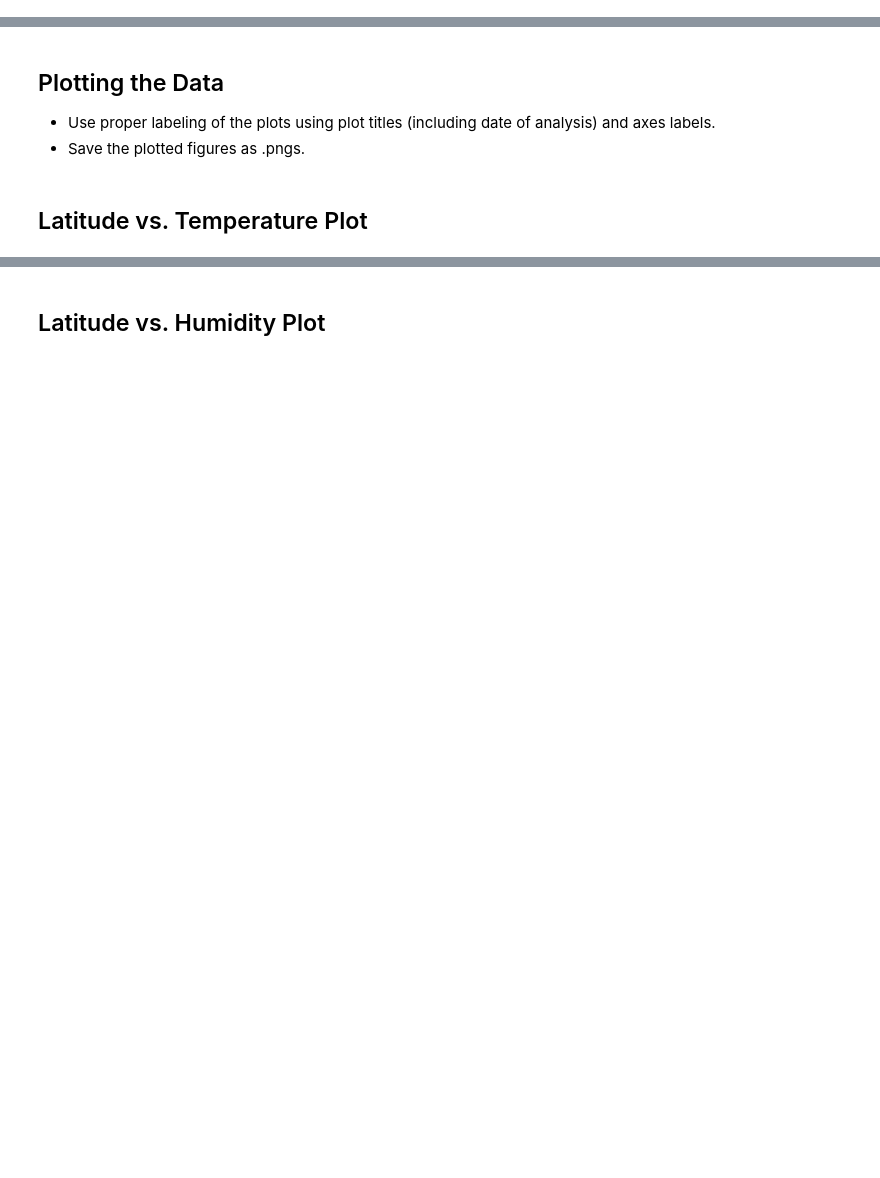
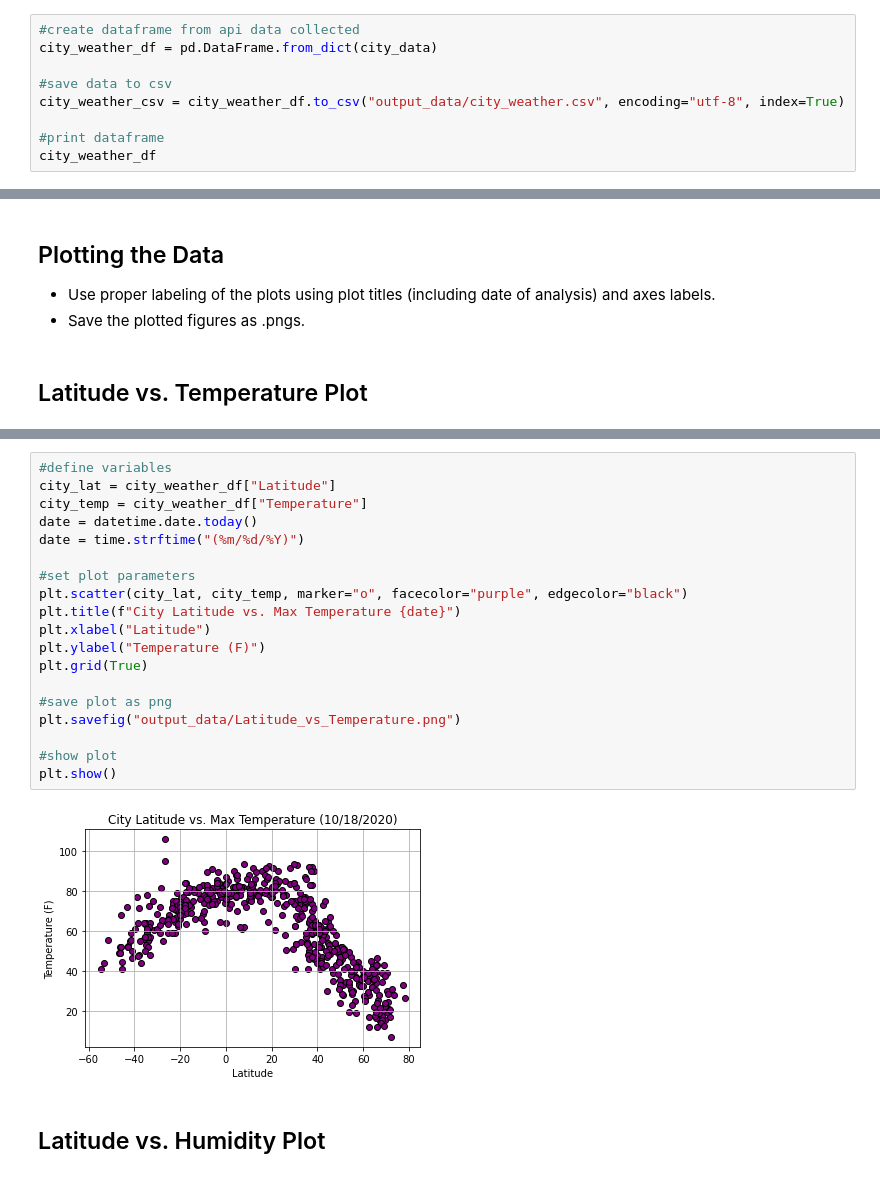
Before and after one commit to Candy-Capilla/python-api-challenge, a Jupyter notebook: WeatherPy/WeatherPy.ipynb, the cells around one changed output, grey strips where cells are left out. Drawn from its saved outputs; the diff is of its cells as text; blank space fills up the shorter version.

Commit message:
updated data for cells

```diff
--- a/WeatherPy/WeatherPy.ipynb
+++ b/WeatherPy/WeatherPy.ipynb
@@ -139,0 +140,9 @@ print(json.dumps(weather))
+# %%
+#create dataframe from api data collected
+city_weather_df = pd.DataFrame.from_dict(city_data)
+
+#save data to csv
+city_weather_csv = city_weather_df.to_csv("output_data/city_weather.csv", encoding="utf-8", index=True)
+
+#print dataframe
+city_weather_df
@@ -178,2 +178,23 @@ Int64Index([], dtype='int64')
+# %%
+#define variables
+city_lat = city_weather_df["Latitude"]
+city_temp = city_weather_df["Temperature"]
+date = datetime.date.today()
+date = time.strftime("(%m/%d/%Y)")
+
+#set plot parameters
+plt.scatter(city_lat, city_temp, marker="o", facecolor="purple", edgecolor="black")
+plt.title(f"City Latitude vs. Max Temperature {date}")
+plt.xlabel("Latitude")
+plt.ylabel("Temperature (F)")
+plt.grid(True)
+
+#save plot as png
+plt.savefig("output_data/Latitude_vs_Temperature.png")
+
+#show plot
+plt.show()
+# %% [output]
+[figure, added]
 # %% [markdown]
 ## Latitude vs. Humidity Plot
```
Also changed, not shown: parts of 33 cells of this notebook, 13 other files.
